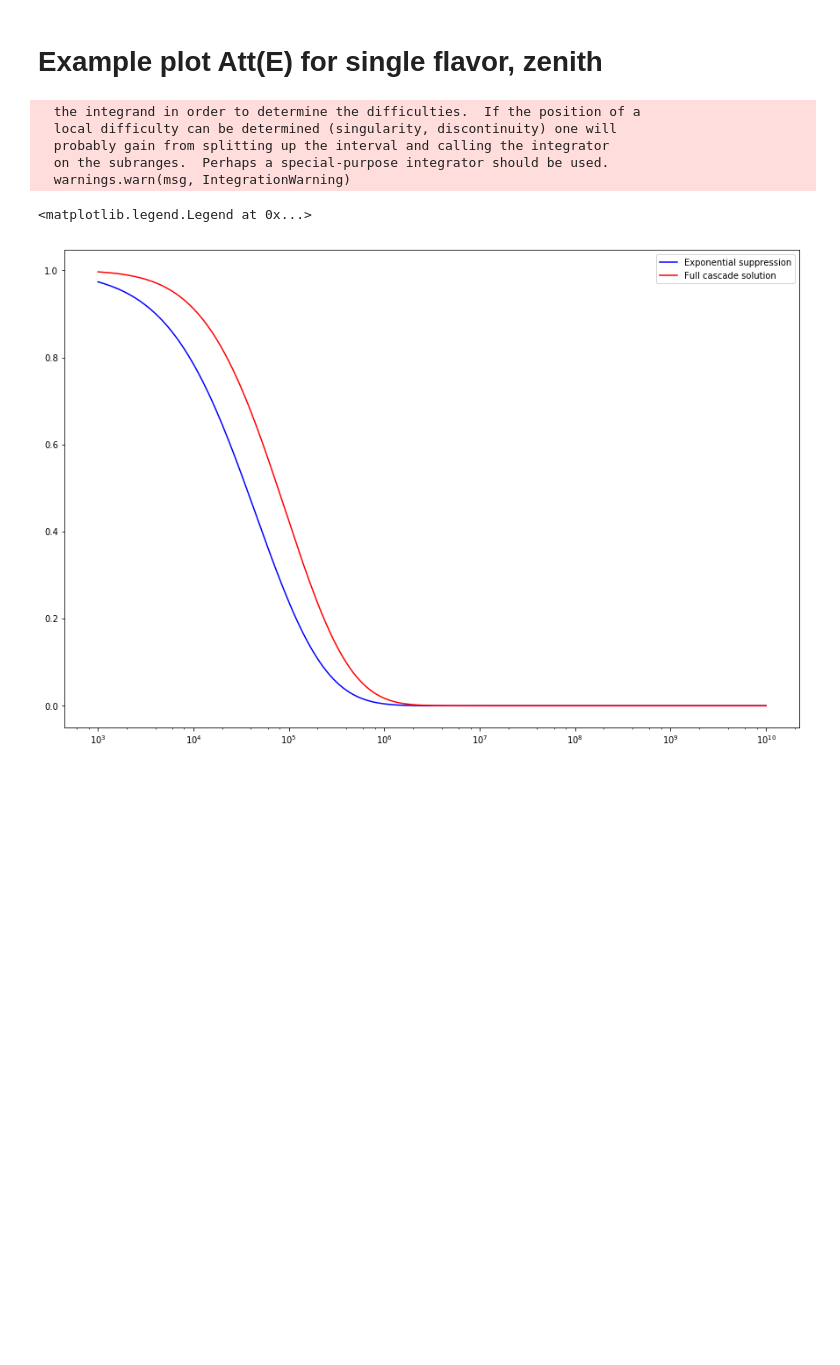
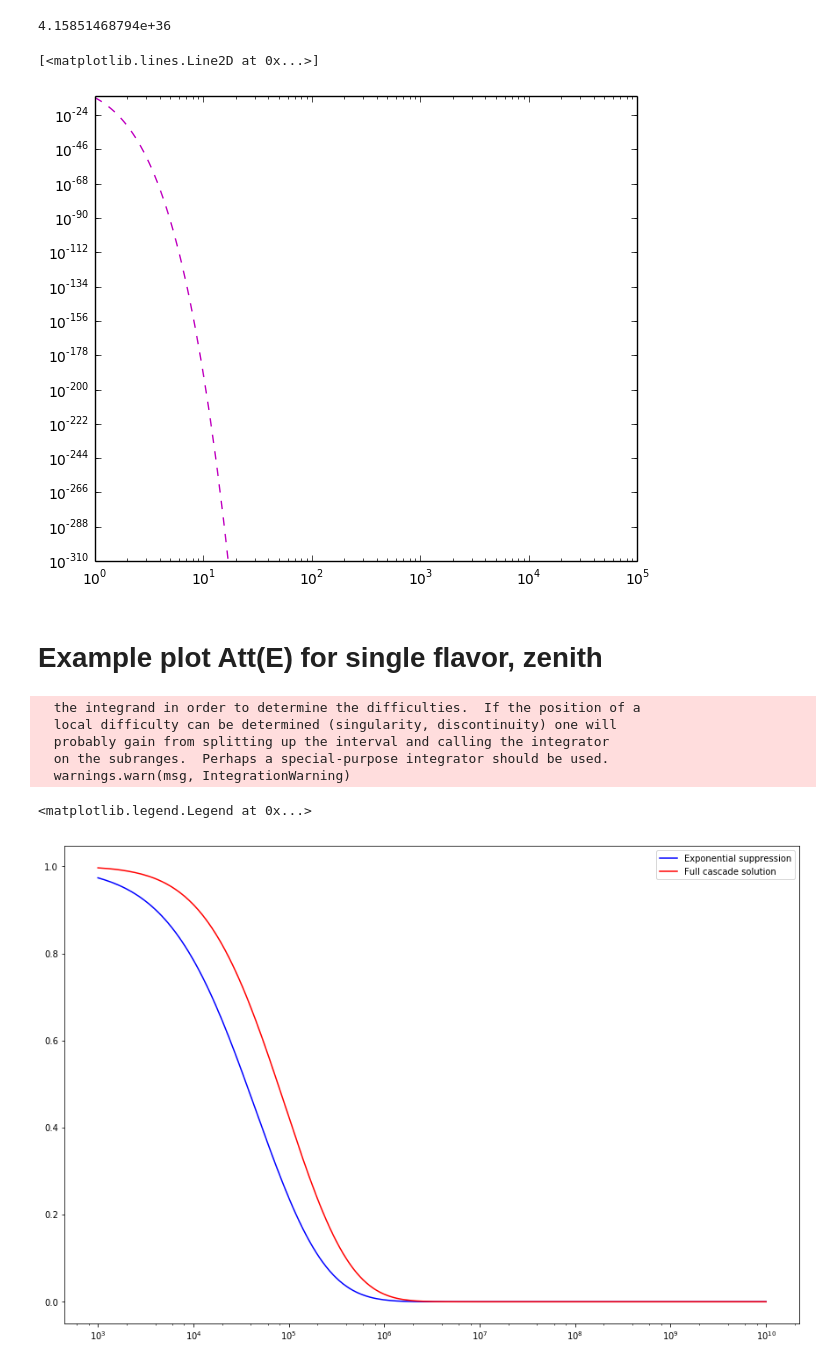
Before and after one commit to aaronvincent/nuFATE, a Jupyter notebook: examples.ipynb, the cells around one changed output. Saved outputs shown, nothing was run; the diff lists cells and outputs as text; code cells hidden in the pictures; blank space fills up the shorter version.

```diff
--- a/examples.ipynb
+++ b/examples.ipynb
@@ -11,11 +12,11 @@ import matplotlib
 # #rc('font',**{'family':'serif','serif':['Palatino']})
 # rc('text', usetex=True)
 # %%
-logemin = 3
-logemax = 10
+logemin = 2
+logemax = 5
 NumEnodes= 200
 energy_nodes = np.logspace(logemin,logemax,NumEnodes)
-gamma = 2
+gamma = 3
 flavor = 3
 # %%
 w,v,ci,energy_nodes = get_eigs(flavor,gamma)
@@ -22,0 +28,7 @@ Na = 6.022e23
+# %%
+def get_attn_sun(flavor,gamma,b):
+    w,v,ci,energy_nodes = get_eigs(flavor,logemin=0,logemax=5,NumNodes=200)
+    t = get_t_sun(b*Rsun)*Na # g/cm^2
+    print w,t
+    phisol = np.dot(v,(ci*np.exp(w*t)))*energy_nodes**(gamma-2.)
+    return energy_nodes, phisol
@@ -23,3 +72,12 @@ Na = 6.022e23
+# %%
+energy_nodes,phi1 = get_attn_sun(1,gamma,b=0.8)
+plt.figure(figsize=(7,6))
+plt.loglog(energy_nodes,phi1,linestyle='--',c='m')
+#plt.ylim(1.0e-5,1.0e0)
+# %% [output]
+4.15851468794e+36
+[<matplotlib.lines.Line2D at 0x...>]
+[figure, added]
 # %%
 def get_avg_attn(flavor,gamma):
     w,v,ci,energy_nodes = get_eigs(flavor,gamma)
```
Also changed, not shown: parts of 3 cells of this notebook, 1 other file.
